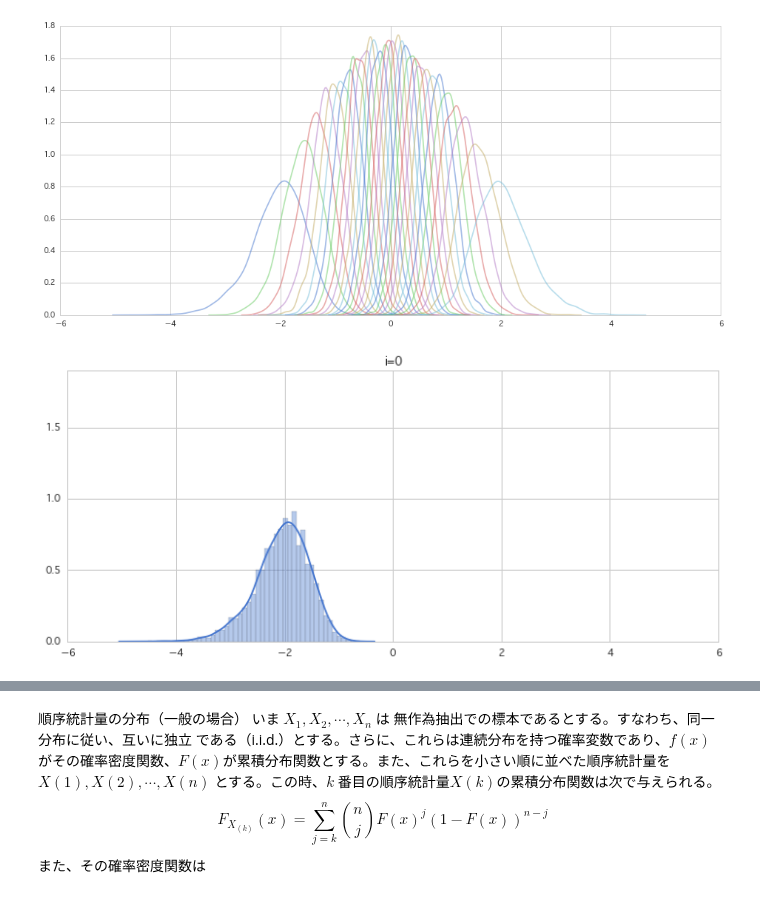
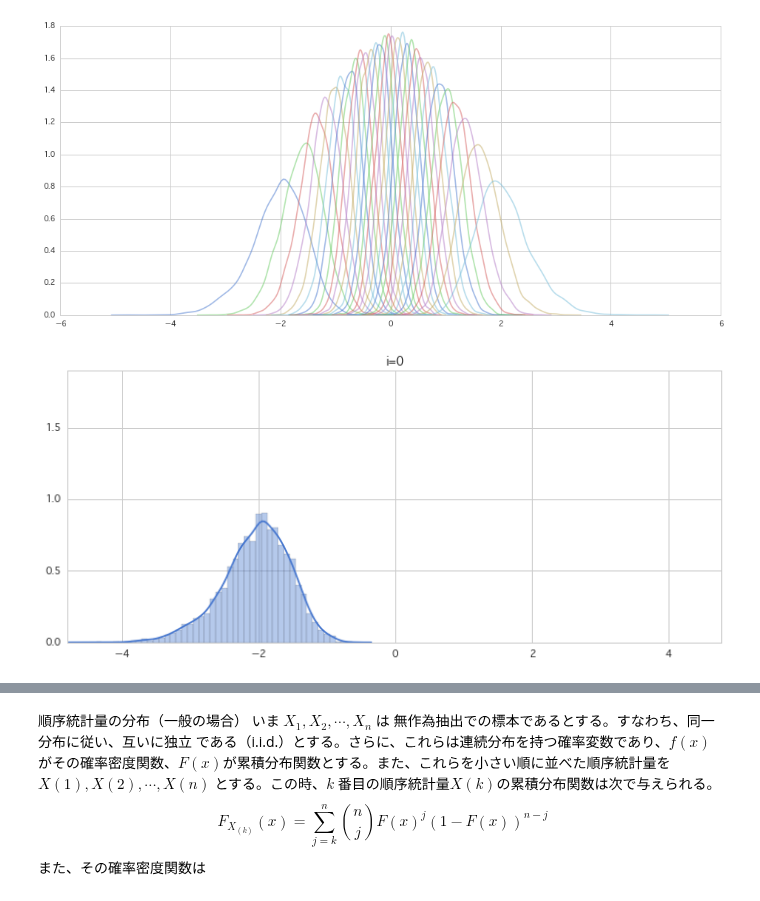
Before and after one commit to matsuken92/Qiita_Contents, a Jupyter notebook: General/order_statistic.ipynb, the cells around one changed output, grey strips where cells are left out. Saved outputs shown, nothing was run; the diff lists cells and outputs as text; code cells hidden in the pictures.

```diff
--- a/General/order_statistic.ipynb
+++ b/General/order_statistic.ipynb
@@ -59,13 +59,21 @@ font_prop = font_manager.FontProperties(fname=font_path)
 # %%
 # 50個の正規分布にし違う乱数を　5000回生成する
 
-gen_rand = st.norm.rvs  # 乱数生成に正規分布を設定
-pdf      = st.norm.pdf
-
 n_data = 30
 n_trial = 5000
-m = np.zeros((n_trial, n_data))
-for i in range(n_trial):
-    x   = gen_rand(loc=0, scale=1, size=n_data)
-    x.sort()  # xを昇順でソートする。（順序統計量とする）
-    m[i] = x
+def gen_rand_norm(n_data, n_trial, gen_rand = st.norm.rvs, pdf = st.norm.pdf):
+    m = np.zeros((n_trial, n_data))
+    for i in range(n_trial):
+        x   = st.norm.rvs(loc=0, scale=1, size=n_data)
+        x.sort()  # xを昇順でソートする。（順序統計量とする）
+        m[i] = x
+    return m
+
+
+def gen_rand_gamma(n_data, n_trial, gen_rand = st.norm.rvs, pdf = st.norm.pdf):
+    m = np.zeros((n_trial, n_data))
+    for i in range(n_trial):
+        x   = st.gamma.rvs(a=3, loc=0, scale=1, size=n_data)
+        x.sort()  # xを昇順でソートする。（順序統計量とする）
+        m[i] = x
+    return m
@@ -75,31 +80,29 @@ m_std  = np.std(m, axis=0)
 # %%
+m = gen_rand_norm(n_data, n_trial)
+
 xx = np.linspace(-5, 5, 501)
 plt.figure(figsize=(16,7))
 for i in range(n_data):
-    #plt.plot(xx, pdf(xx, m_mean[i], m_std[i]), alpha=0.5)
     # m[:,i] => i 番目の順序統計量の n_trial 回分のサンプル。
     # これをもとに密度推定した結果を描画。
     sns.kdeplot(m[:,i], alpha=0.5)
-    #sns.distplot(m[:,i])
 # %% [output]
-[figure, old version]
+[figure, new version]
 # %%
-
 def animate(nframe):
-    global num_frame, xx
+    global num_frame, xx, m
     plt.clf()
-    plt.xlim(-6, 6)
+    plt.xlim(np.min(m), np.max(m))
     plt.ylim(0, 1.9)
     # m[:,i] => i 番目の順序統計量の n_trial 回分のサンプル。
     # これをもとに密度推定した結果を描画。
-    #sns.kdeplot(m[:,int(nframe)], alpha=0.5)
     sns.distplot(m[:,int(nframe)])
     plt.title("i={}".format(nframe))
-#xx = np.linspace(-5, 5, 501)
+
 num_frame = n_data
 
 fig = plt.figure(figsize=(12,5))
 anim = ani.FuncAnimation(fig, animate, frames=num_frame, blit=False)
-anim.save('ordered_dist.gif', writer='imagemagick', fps=5, dpi=64)
+anim.save('ordered_norm.gif', writer='imagemagick', fps=5, dpi=64)
 # %% [output]
-[figure, old version]
+[figure, new version]
```
Also changed, not shown: parts of 5 cells of this notebook.
